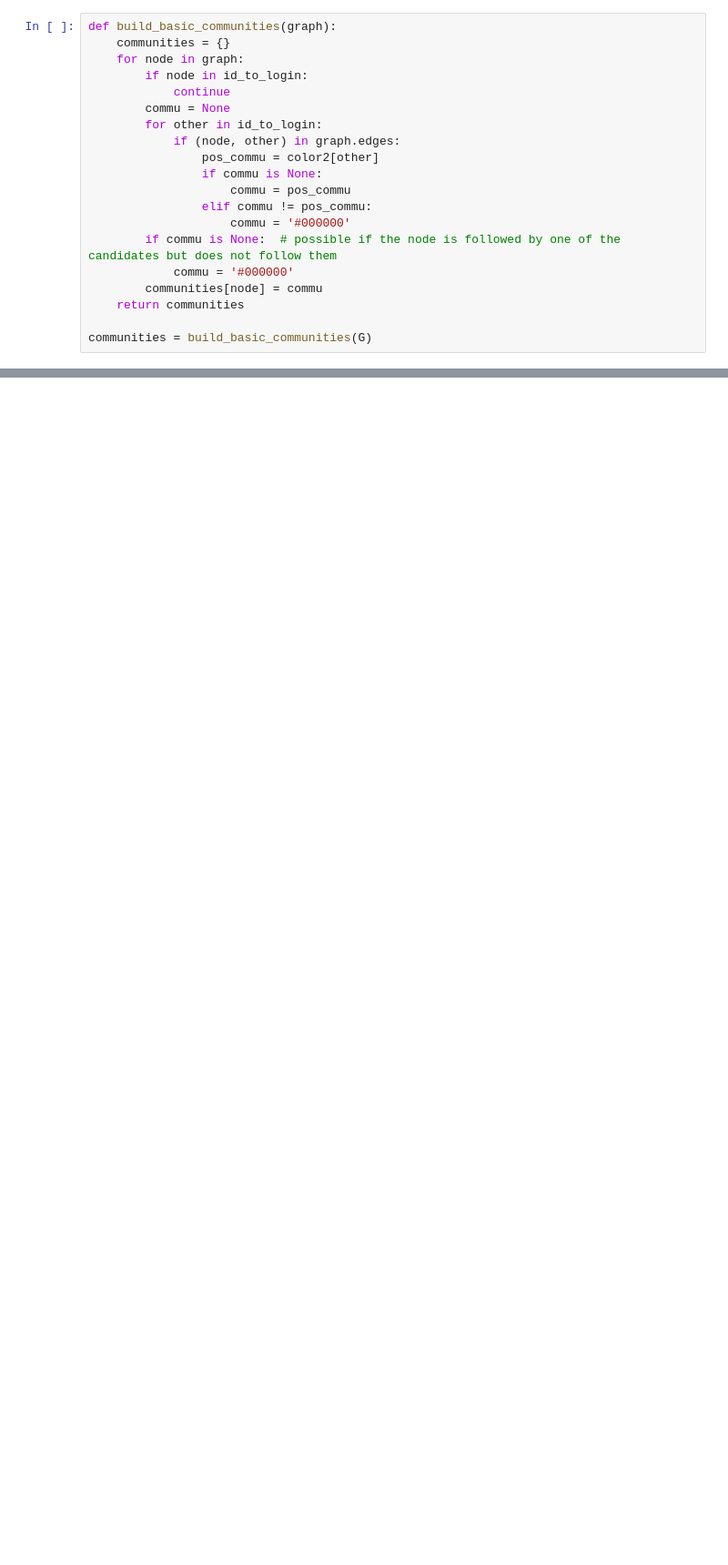
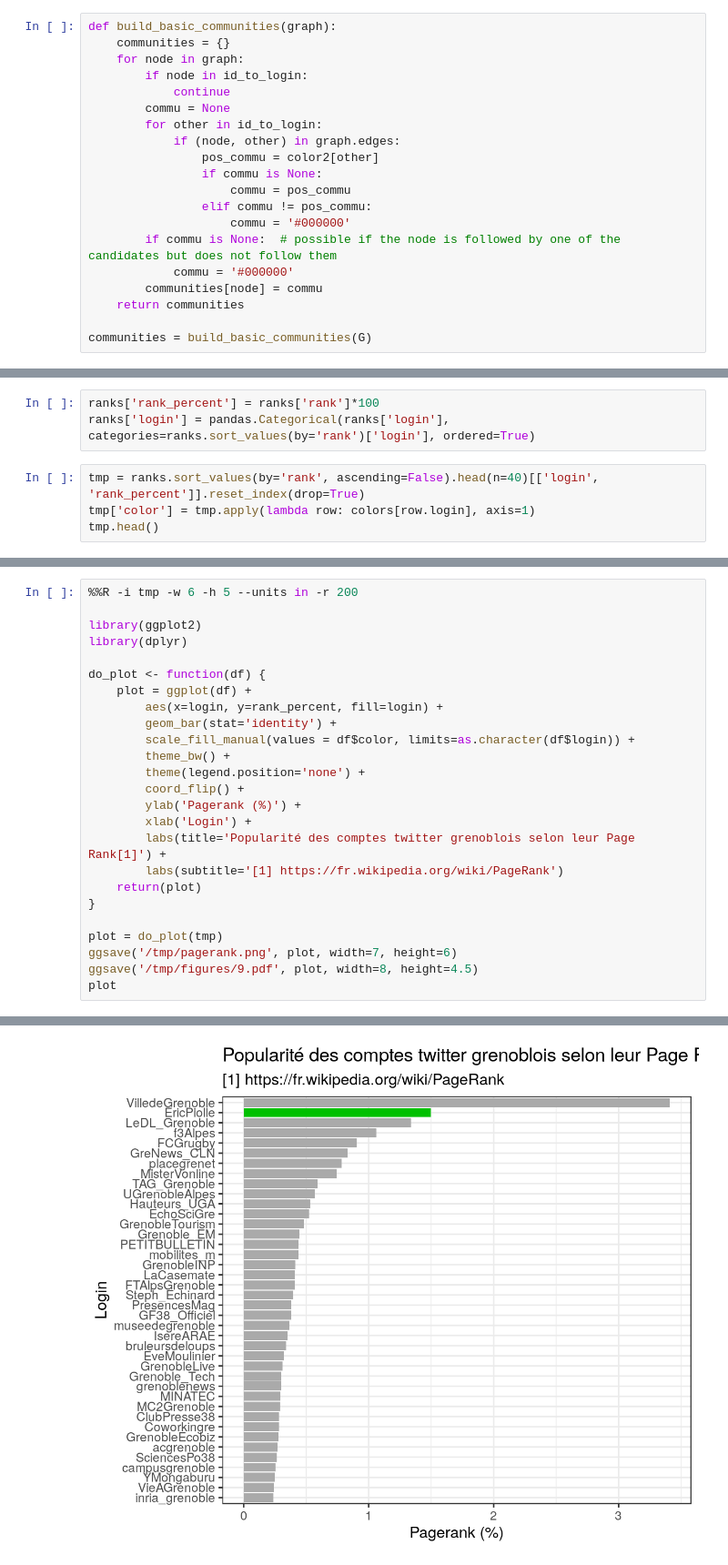
Before and after one commit to Ezibenroc/twitter_data, a Jupyter notebook: friendship_graph.ipynb, the cells around one changed output, grey strips where cells are left out. Shown at 91% size. Cells and saved outputs as stored; diff of their text form; blank space fills up the shorter version.

```diff
--- a/friendship_graph.ipynb
+++ b/friendship_graph.ipynb
@@ -133,0 +500,7 @@ plt.show(pruned)
+# %%
+ranks['rank_percent'] = ranks['rank']*100
+ranks['login'] = pandas.Categorical(ranks['login'], categories=ranks.sort_values(by='rank')['login'], ordered=True)
+# %%
+tmp = ranks.sort_values(by='rank', ascending=False).head(n=40)[['login', 'rank_percent']].reset_index(drop=True)
+tmp['color'] = tmp.apply(lambda row: colors[row.login], axis=1)
+tmp.head()
@@ -133,0 +514,26 @@ plt.show(pruned)
+# %%
+%%R -i tmp -w 6 -h 5 --units in -r 200
+
+library(ggplot2)
+library(dplyr)
+
+do_plot <- function(df) {
+    plot = ggplot(df) +
+        aes(x=login, y=rank_percent, fill=login) +
+        geom_bar(stat='identity') +
+        scale_fill_manual(values = df$color, limits=as.character(df$login)) +
+        theme_bw() +
+        theme(legend.position='none') +
+        coord_flip() +
+        ylab('Pagerank (%)') +
+        xlab('Login') +
+        labs(title='Popularité des comptes twitter grenoblois selon leur Page Rank[1]') +
+        labs(subtitle='[1] https://fr.wikipedia.org/wiki/PageRank')
+    return(plot)
+}
+
+plot = do_plot(tmp)
+ggsave('/tmp/pagerank.png', plot, width=7, height=6)
+ggsave('/tmp/figures/9.pdf', plot, width=8, height=4.5)
+plot
+# %% [output]
@@ -133,0 +552 @@ plt.show(pruned)
+[figure, added]
```
Also changed, not shown: parts of 43 cells of this notebook, 2 other files.
